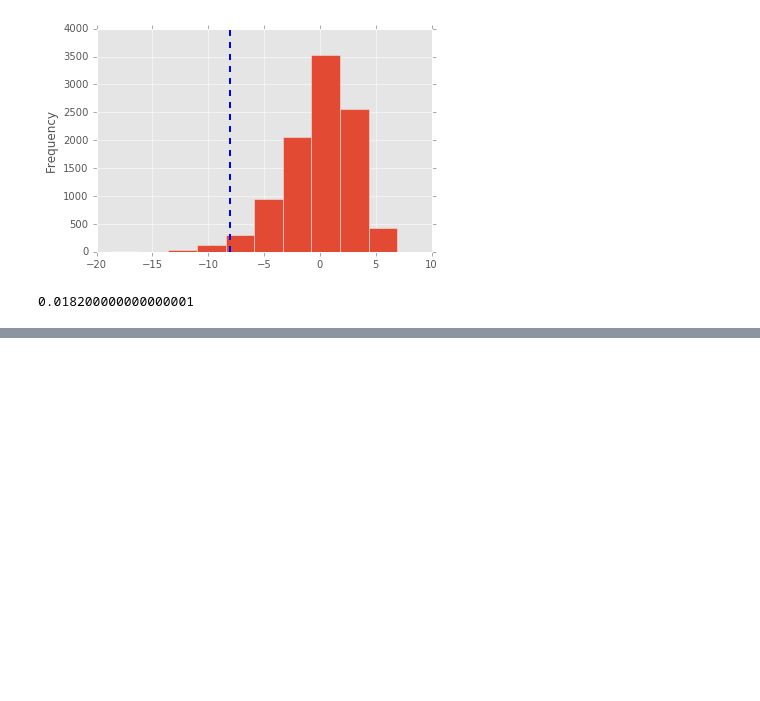
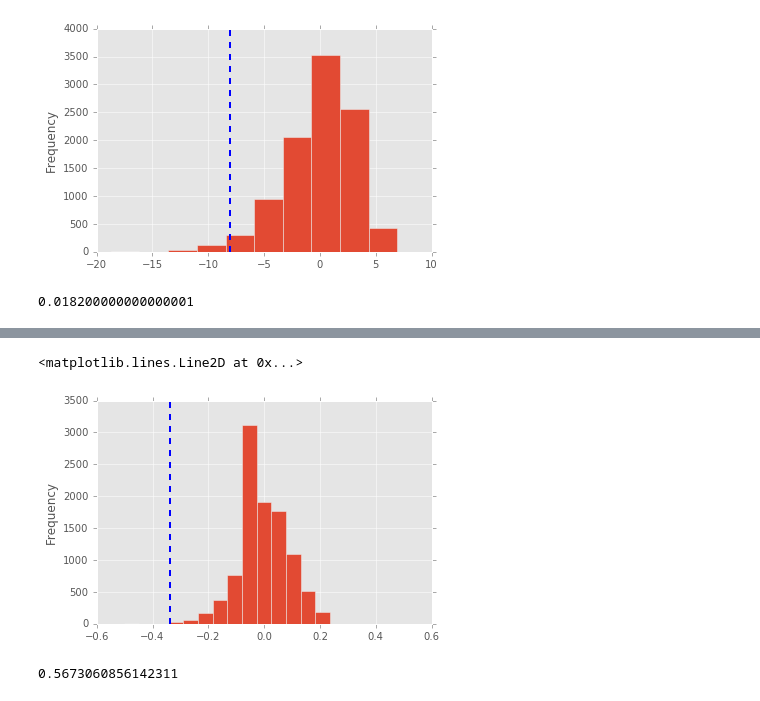
Before and after one commit to sushmit86/Mathematical_statistics, a Jupyter notebook: Chapter3.ipynb, the cells around one changed output, grey strips where cells are left out. Drawn from its saved outputs; the diff is of its cells as text; code cells hidden in the pictures; blank space fills up the shorter version.

```diff
--- a/Chapter3.ipynb
+++ b/Chapter3.ipynb
@@ -181,0 +249,22 @@ plt.axvline(-8.0972, color='b', linestyle='dashed', linewidth=2)
+# %%
+result = pd.Series(np.zeros(10**4 -1))
+def permute_verizon(d  = 0):
+    index=np.random.choice(np.arange(0,1687,1), size = 1664, replace = False)
+    not_index = np.setdiff1d(np.arange(0,1687,1),index , assume_unique = True)
+    return (df_verizon_data['Time'].iloc[index] > 10).mean() - (df_verizon_data['Time'].iloc[not_index] > 10).mean()
+result=result.apply(permute_verizon)
+# %%
+plt.figure()
+bins = np.linspace(-0.5,0.5,20)
+result.plot.hist(bins = bins)
+plt.axvline(observed, color='b', linestyle='dashed', linewidth=2)
+# %% [output]
+<matplotlib.lines.Line2D at 0x...>
+[figure, added]
+# %%
+observed1= df_verizon_data[df_verizon_data['Group']=='ILEC']['Time'].var()
+observed2=df_verizon_data[df_verizon_data['Group']=='CLEC']['Time'].var()
+observed = observed1/observed2
+print(observed)
+# %% [output]
+0.5673060856142311
```
Also changed, not shown: parts of 12 cells of this notebook, 1 other file.
